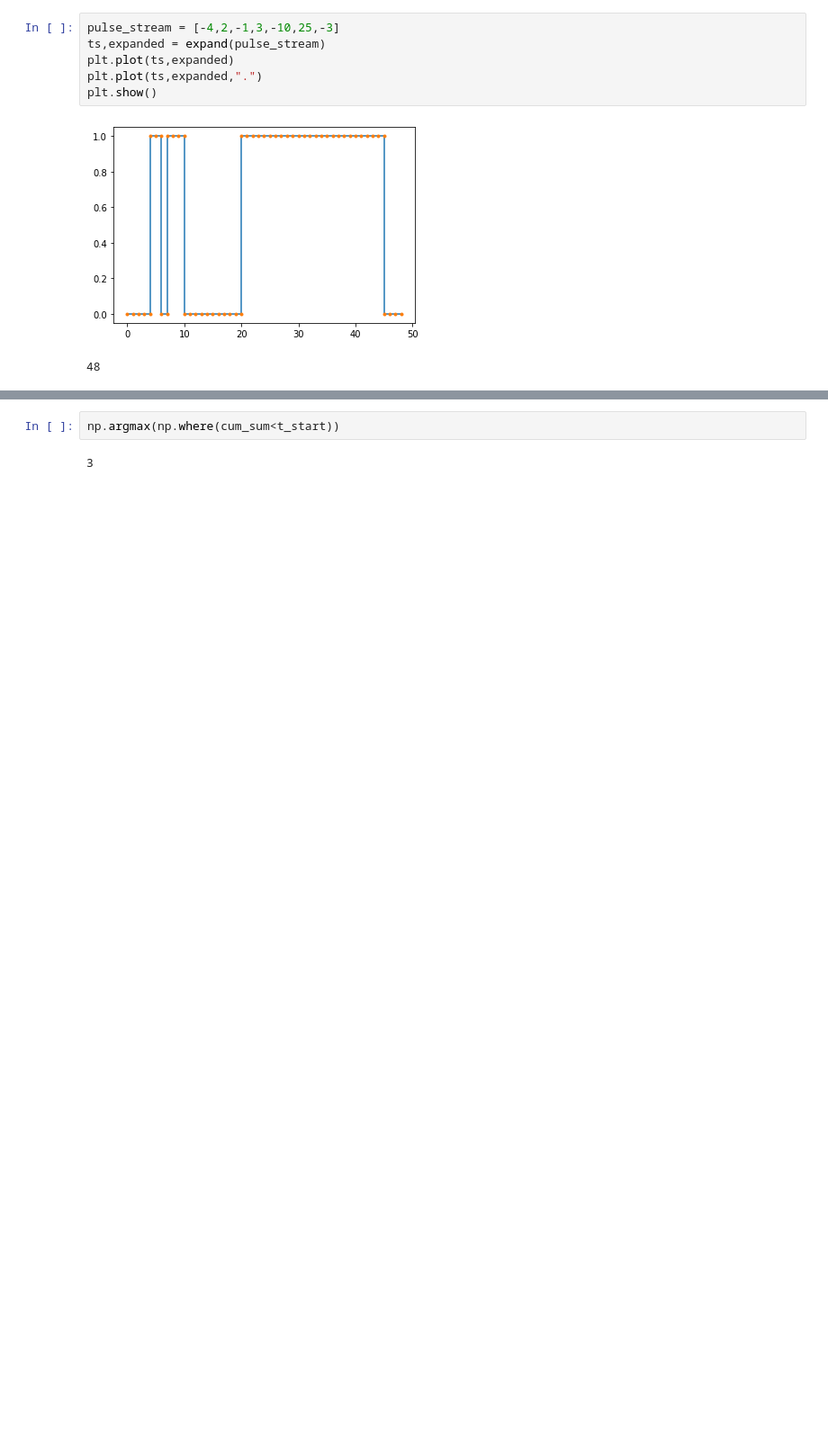
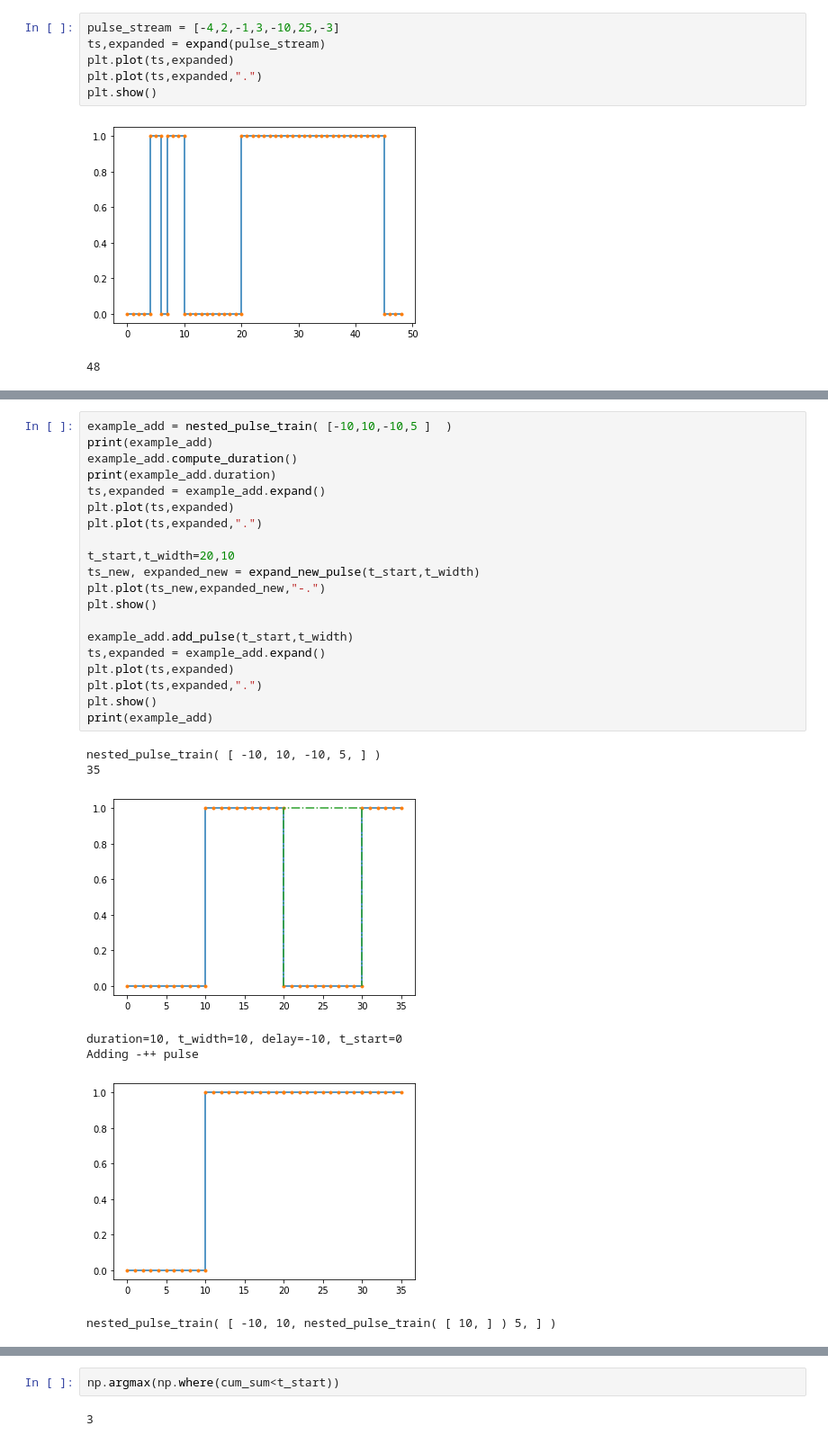
Before and after one commit to stormyweathers/strobe-controller, a Jupyter notebook: advanced-timing-control.ipynb, the cells around one changed output, grey strips where cells are left out. Shown: that part at 90% size. Cells and saved outputs as stored; diff of their text form; blank space fills up the shorter version.

```diff
--- a/advanced-timing-control.ipynb
+++ b/advanced-timing-control.ipynb
@@ -135,3 +210,31 @@ class nested_pulse_train:
+# %%
+example_add = nested_pulse_train( [-10,10,-10,5 ]  )
+print(example_add)
+example_add.compute_duration()
+print(example_add.duration)
+ts,expanded = example_add.expand()
+plt.plot(ts,expanded)
+plt.plot(ts,expanded,".")
+
+t_start,t_width=20,10
+ts_new, expanded_new = expand_new_pulse(t_start,t_width)
+plt.plot(ts_new,expanded_new,"-.")
+plt.show()
+
+example_add.add_pulse(t_start,t_width)
+ts,expanded = example_add.expand()
+plt.plot(ts,expanded)
+plt.plot(ts,expanded,".")
+plt.show()
+print(example_add)
+# %% [output]
+nested_pulse_train( [ -10, 10, -10, 5, ] )
+35
+[figure, added]
+duration=10, t_width=10, delay=-10, t_start=0
+Adding -++ pulse
+[figure, added]
+nested_pulse_train( [ -10, 10, nested_pulse_train( [ 10, ] ) 5, ] )
 # %%
 pulse_stream = [-4,2,-1,3,-10,25,-3]
 example = nested_pulse_train(pulse_stream)
```
Also changed, not shown: parts of 5 cells of this notebook.
